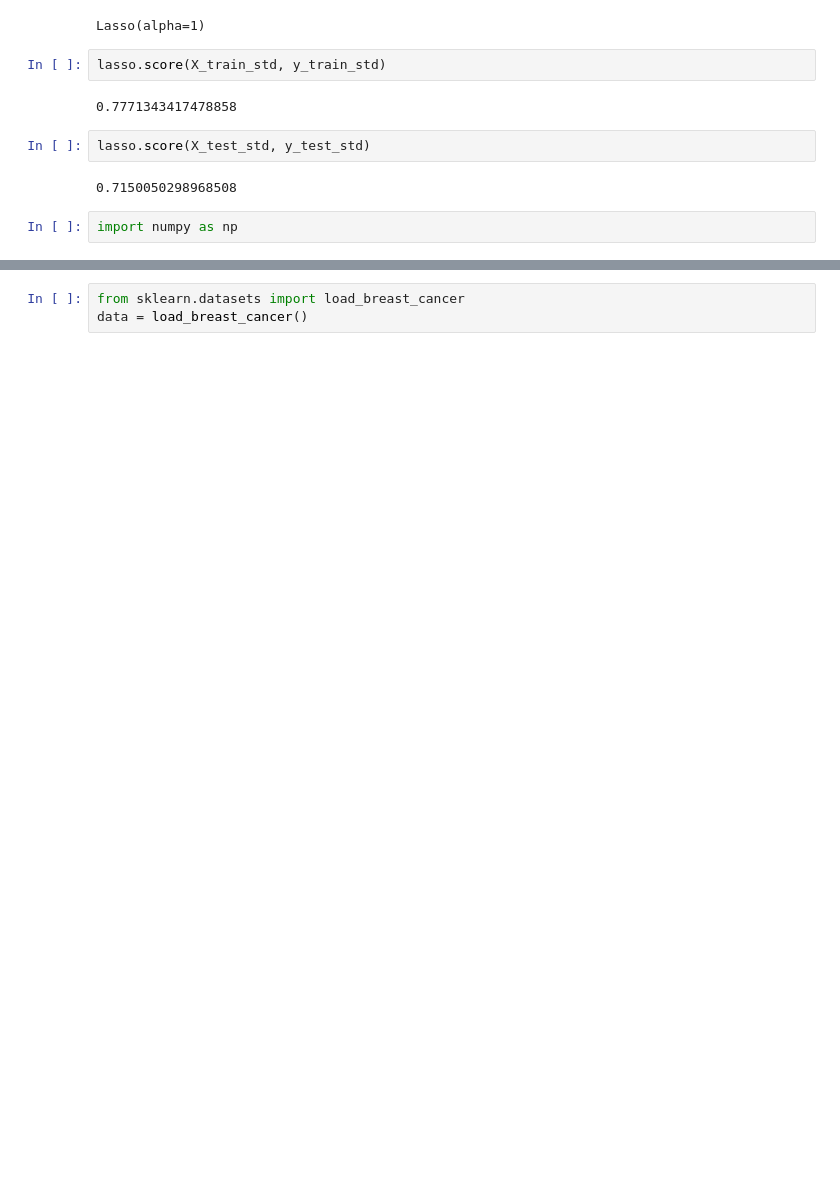
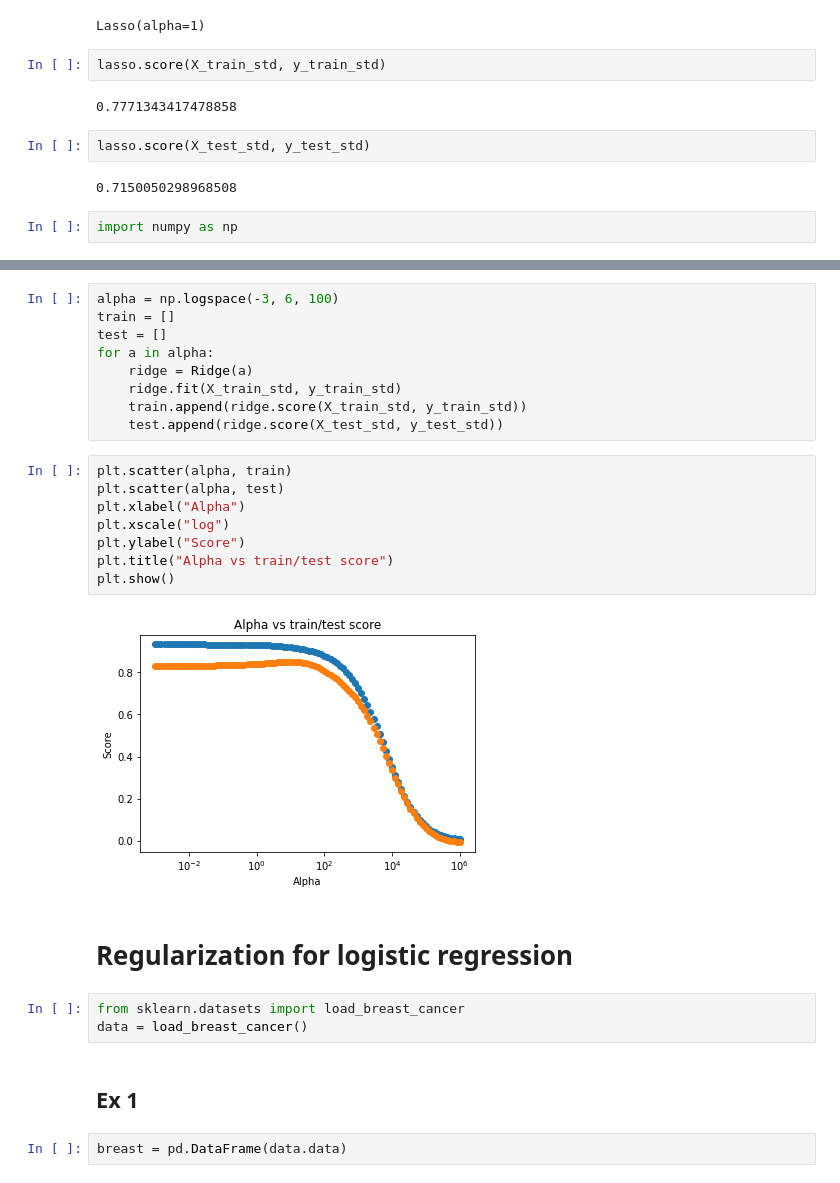
Before and after one commit to ArturBa/agh_machine_learning, a Jupyter notebook: lab_6/Lab6.ipynb, the cells around one changed output, grey strips where cells are left out. Cells and saved outputs as stored; diff of their text form; blank space fills up the shorter version.

```diff
--- a/lab_6/Lab6.ipynb
+++ b/lab_6/Lab6.ipynb
@@ -185,3 +198,28 @@ plt.show()
+# %%
+alpha = np.logspace(-3, 6, 100)
+train = []
+test = []
+for a in alpha:
+    ridge = Ridge(a)
+    ridge.fit(X_train_std, y_train_std)
+    train.append(ridge.score(X_train_std, y_train_std))
+    test.append(ridge.score(X_test_std, y_test_std))
+# %%
+plt.scatter(alpha, train)
+plt.scatter(alpha, test)
+plt.xlabel("Alpha")
+plt.xscale("log")
+plt.ylabel("Score")
+plt.title("Alpha vs train/test score")
+plt.show()
+# %% [output]
+[figure, added]
+# %% [markdown]
+# Regularization for logistic regression
 # %%
 from sklearn.datasets import load_breast_cancer
 data = load_breast_cancer()
+# %% [markdown]
+## Ex 1
+# %%
+breast = pd.DataFrame(data.data)
```
Also changed, not shown: parts of 17 cells of this notebook.
